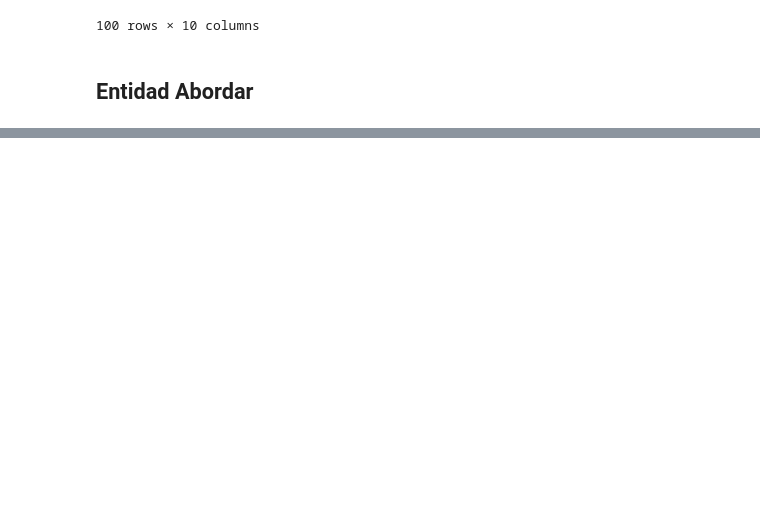
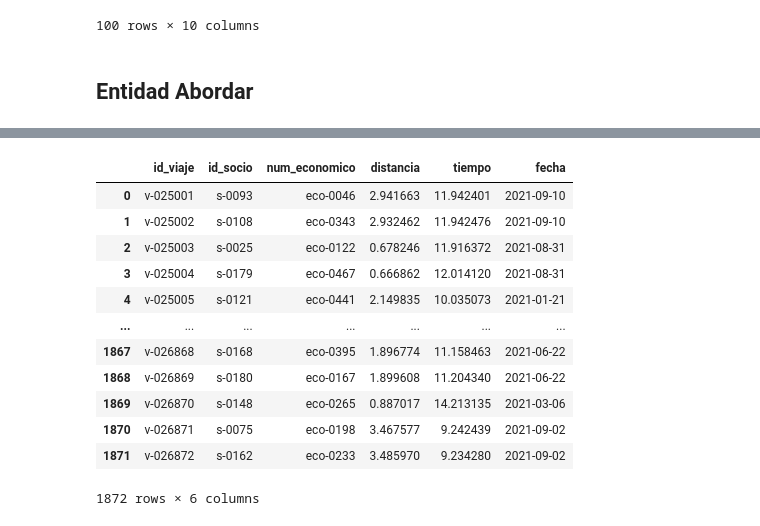
Before and after one commit to ivannpy/proyect, a Jupyter notebook: data_creation.ipynb, the cells around one changed output, grey strips where cells are left out. Cells and saved outputs as stored; diff of their text form; code cells hidden in the pictures; blank space fills up the shorter version.

```diff
--- a/data_creation.ipynb
+++ b/data_creation.ipynb
@@ -404,0 +408,42 @@ len(board['curp'].unique())
+# %%
+try:
+    schedule = pd.read_csv(c.filepath_schedule)
+
+except:
+    print('Creando entidad Programar...')
+    programar_, viaje_, abordar_ = u.add_redondos(board, travel, cliente, socio, vehicle)
+
+    # Creamos y rellenamos
+    schedule = pd.DataFrame(r.dict_to_df_programar)
+
+    # Creamos programar
+    schedule['curp'] = programar_[0]
+    schedule['id_viaje'] = programar_[1]
+    schedule['h_entrada'] = programar_[2]
+    schedule['h_salida'] = programar_[3]
+    schedule['redondo'] = programar_[4]
+
+    schedule.to_csv(c.filepath_schedule, index=False)
+
+    # Actualizamos las demás tablas
+    # Viaje
+    viaje_app = pd.DataFrame({'id_viaje': viaje_[0],
+                            'id_socio': viaje_[1],
+                            'num_economico': viaje_[2],
+                            'distancia': viaje_[3],
+                            'tiempo': viaje_[4],
+                            'fecha': viaje_[5]})
+
+    #travel.append(viaje_app, ignore_index=True)
+
+    pd.concat([travel,viaje_app]).to_csv(c.filepath_travel, index=False)
+
+    # Abordar
+    abordar_app = pd.DataFrame({'curp': abordar_[0],
+                               'id_viaje': abordar_[1],
+                               'origen': abordar_[2],
+                               'destino': abordar_[3]})
+
+    #board.append(abordar_app, ignore_index=True)
+
+    pd.concat([board, abordar_app]).to_csv(c.filepath_board, index=False)
@@ -404,0 +468,16 @@ len(board['curp'].unique())
+# %%
+viaje_app
+# %% [output]
+|  | id_viaje | id_socio | num_economico | distancia | tiempo | fecha |
+| 0 | v-025001 | s-0093 | eco-0046 | 2.941663 | 11.942401 | 2021-09-10 |
+| 1 | v-025002 | s-0108 | eco-0343 | 2.932462 | 11.942476 | 2021-09-10 |
+| 2 | v-025003 | s-0025 | eco-0122 | 0.678246 | 11.916372 | 2021-08-31 |
+| 3 | v-025004 | s-0179 | eco-0467 | 0.666862 | 12.014120 | 2021-08-31 |
+| 4 | v-025005 | s-0121 | eco-0441 | 2.149835 | 10.035073 | 2021-01-21 |
+| ... | ... | ... | ... | ... | ... | ... |
+| 1867 | v-026868 | s-0168 | eco-0395 | 1.896774 | 11.158463 | 2021-06-22 |
+| 1868 | v-026869 | s-0180 | eco-0167 | 1.899608 | 11.204340 | 2021-06-22 |
+| 1869 | v-026870 | s-0148 | eco-0265 | 0.887017 | 14.213135 | 2021-03-06 |
+| 1870 | v-026871 | s-0075 | eco-0198 | 3.467577 | 9.242439 | 2021-09-02 |
+| 1871 | v-026872 | s-0162 | eco-0233 | 3.485970 | 9.234280 | 2021-09-02 |
+1872 rows × 6 columns
```
Also changed, not shown: parts of 13 cells of this notebook, 1 other file.
